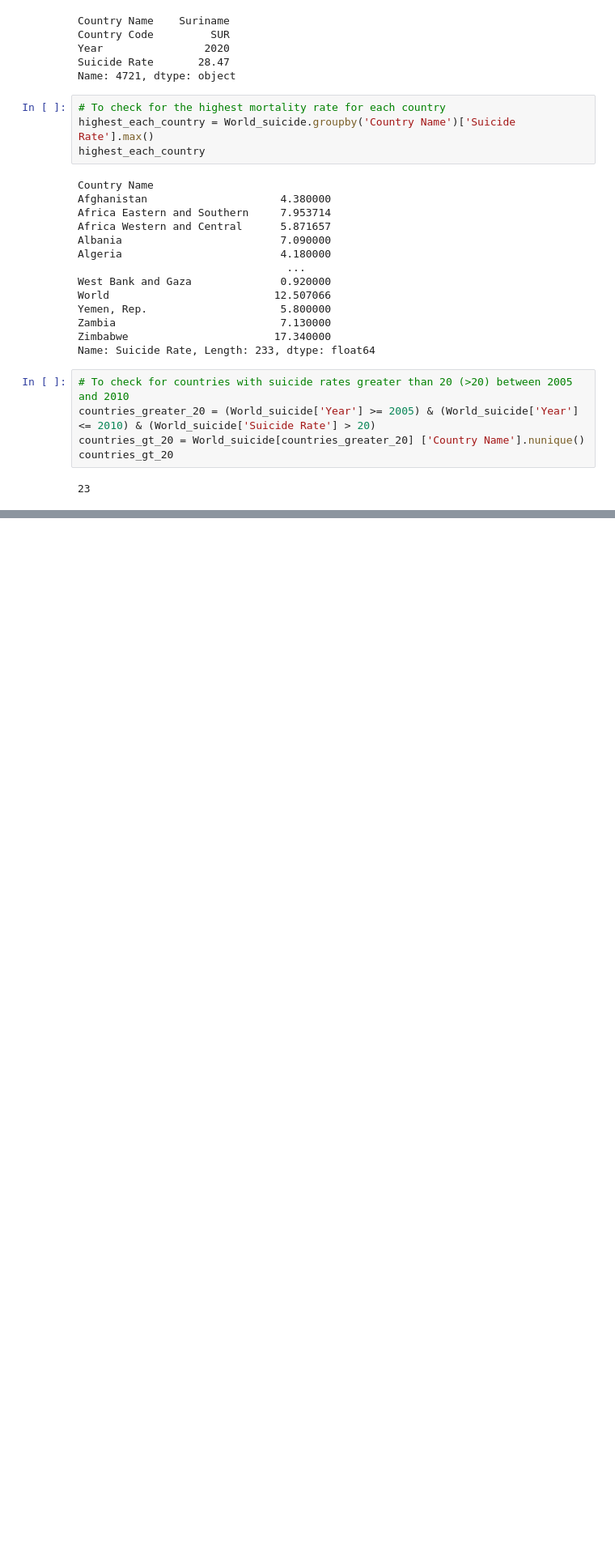
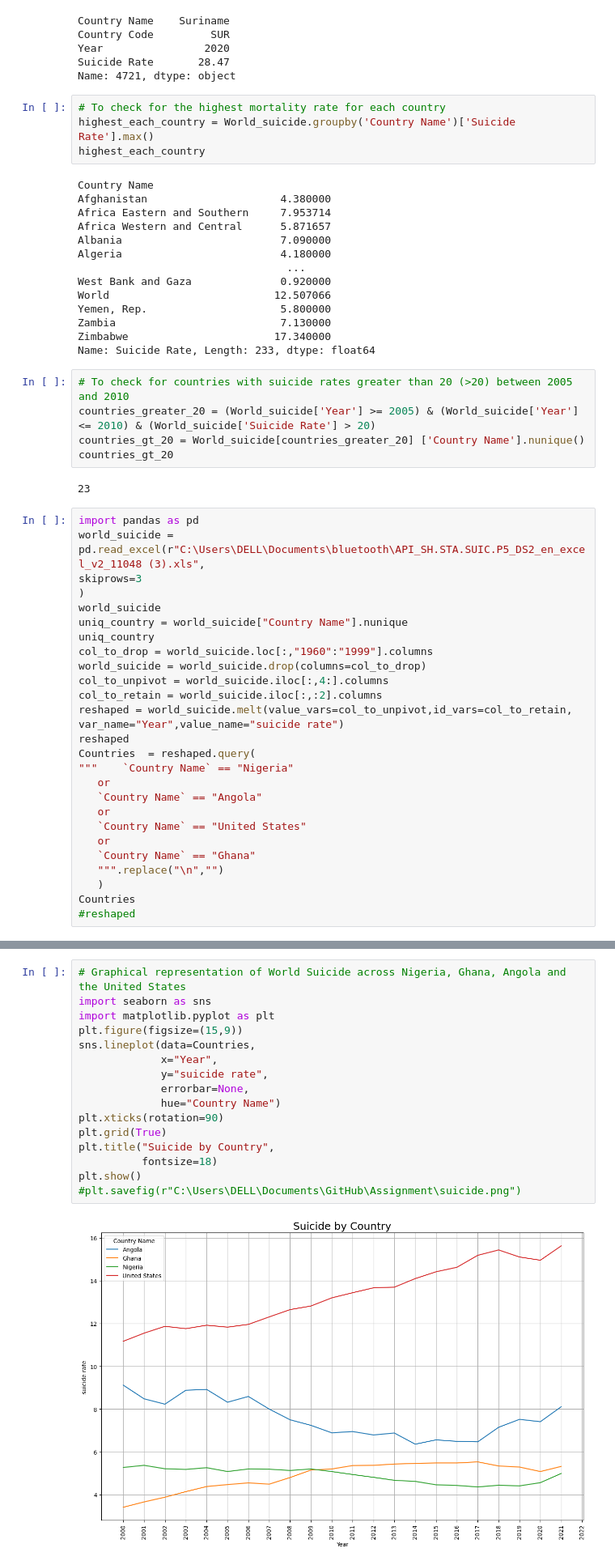
Before and after one commit to fridaychinedu04/Assignment, a Jupyter notebook: World_Suicide.ipynb, the cells around one changed output, grey strips where cells are left out. Shown: that part at 81% size. Saved outputs shown, nothing was run; the diff lists cells and outputs as text; blank space fills up the shorter version.

```diff
--- a/World_Suicide.ipynb
+++ b/World_Suicide.ipynb
@@ -163,3 +163,29 @@ countries_gt_20 = World_suicide[countries_greater_20] ['Country Name'].nunique()
 countries_gt_20
 # %% [output]
 23
+# %%
+import pandas as pd
+world_suicide = pd.read_excel(r"C:\Users\DELL\Documents\bluetooth\API_SH.STA.SUIC.P5_DS2_en_excel_v2_11048 (3).xls",
+skiprows=3
+)
+world_suicide
+uniq_country = world_suicide["Country Name"].nunique
+uniq_country
+col_to_drop = world_suicide.loc[:,"1960":"1999"].columns
+world_suicide = world_suicide.drop(columns=col_to_drop)
+col_to_unpivot = world_suicide.iloc[:,4:].columns
+col_to_retain = world_suicide.iloc[:,:2].columns
+reshaped = world_suicide.melt(value_vars=col_to_unpivot,id_vars=col_to_retain, var_name="Year",value_name="suicide rate")
+reshaped
+Countries  = reshaped.query(
+"""    `Country Name` == "Nigeria"
+   or
+   `Country Name` == "Angola"
+   or
+   `Country Name` == "United States"
+   or
+   `Country Name` == "Ghana"
+   """.replace("\n","")
+   )
+Countries
+#reshaped
@@ -165,0 +206,18 @@ countries_gt_20
+# %%
+# Graphical representation of World Suicide across Nigeria, Ghana, Angola and the United States
+import seaborn as sns
+import matplotlib.pyplot as plt
+plt.figure(figsize=(15,9))
+sns.lineplot(data=Countries,
+             x="Year",
+             y="suicide rate",
+             errorbar=None,
+             hue="Country Name")
+plt.xticks(rotation=90)
+plt.grid(True)
+plt.title("Suicide by Country",
+          fontsize=18)
+plt.show()
+#plt.savefig(r"C:\Users\DELL\Documents\GitHub\Assignment\suicide.png")
+# %% [output]
+[figure, added]
```
Also changed, not shown: parts of 1 cell of this notebook, 1 other file.
